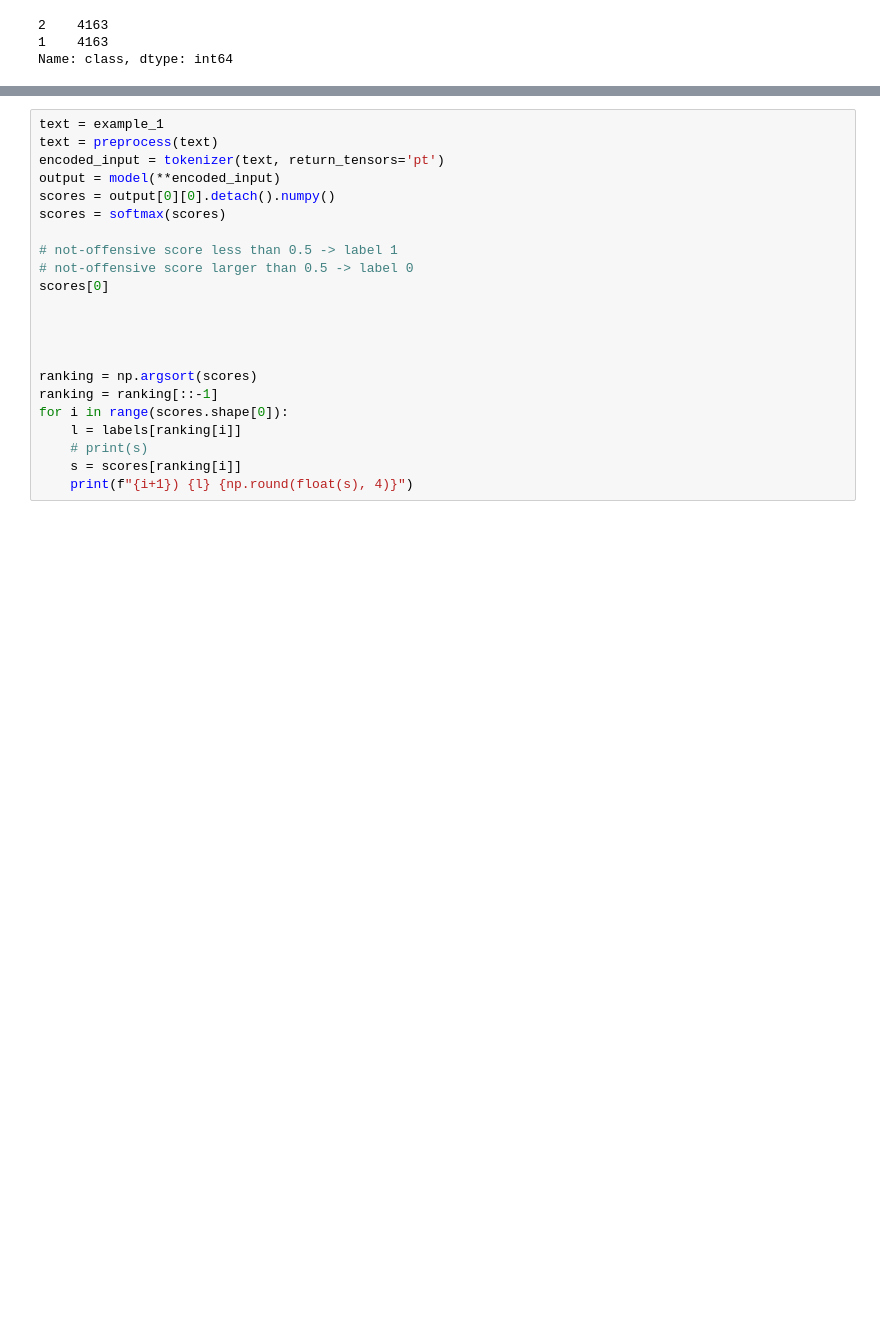
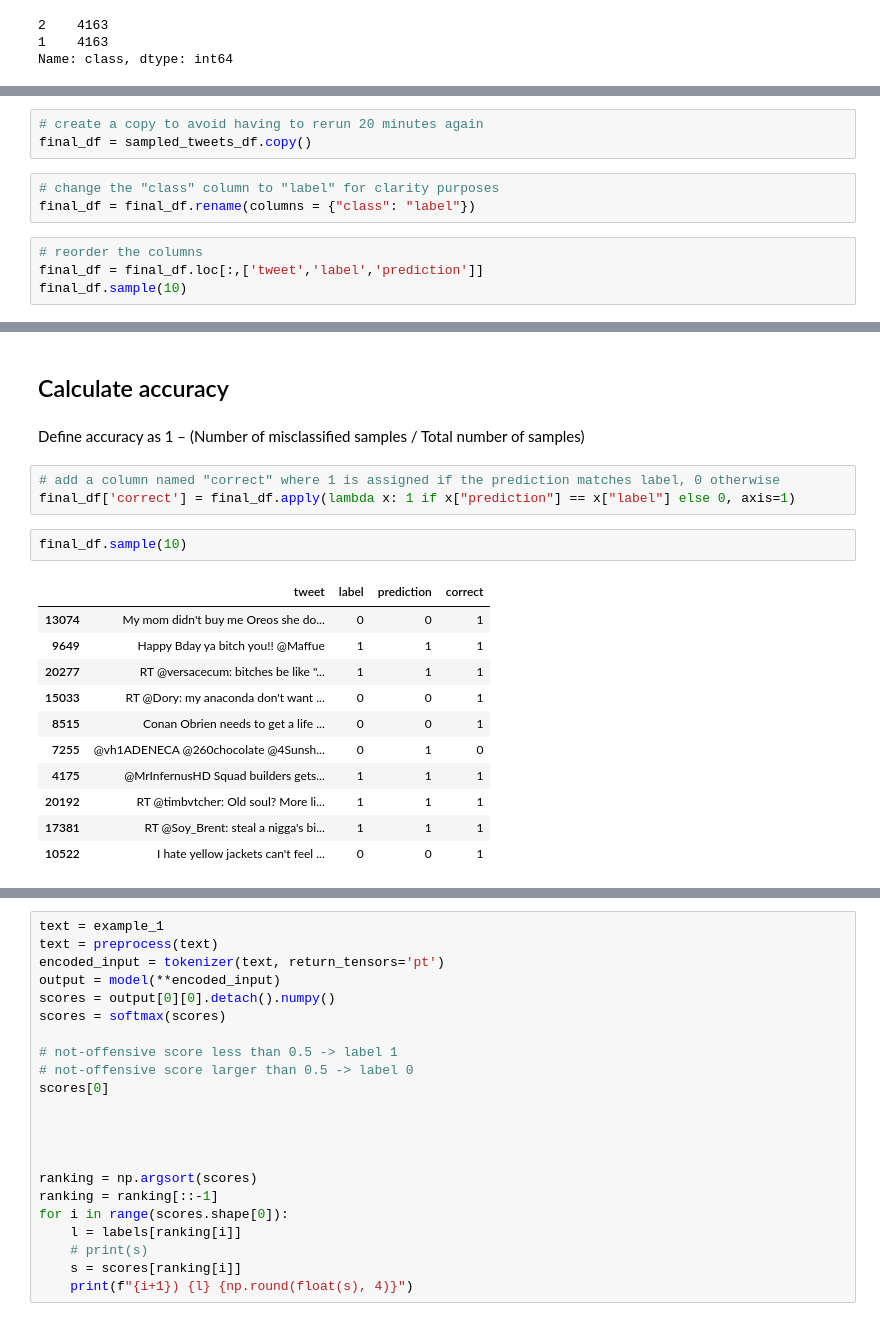
Before and after one commit to ellerywuyn/LEAR-lab, a Jupyter notebook: profanity.ipynb, the cells around one changed output, grey strips where cells are left out. Cells and saved outputs as stored; diff of their text form; blank space fills up the shorter version.

```diff
--- a/profanity.ipynb
+++ b/profanity.ipynb
@@ -146,0 +143,10 @@ Name: class, dtype: int64
+# %%
+# create a copy to avoid having to rerun 20 minutes again
+final_df = sampled_tweets_df.copy()
+# %%
+# change the "class" column to "label" for clarity purposes
+final_df = final_df.rename(columns = {"class": "label"})
+# %%
+# reorder the columns
+final_df = final_df.loc[:,['tweet','label','prediction']]
+final_df.sample(10)
@@ -146,0 +165,21 @@ Name: class, dtype: int64
+# %% [markdown]
+## Calculate accuracy
+# %% [markdown]
+Define accuracy as 1 – (Number of misclassified samples / Total number of samples)
+# %%
+# add a column named "correct" where 1 is assigned if the prediction matches label, 0 otherwise
+final_df['correct'] = final_df.apply(lambda x: 1 if x["prediction"] == x["label"] else 0, axis=1)
+# %%
+final_df.sample(10)
+# %% [output]
+|  | tweet | label | prediction | correct |
+| 13074 | My mom didn't buy me Oreos she do... | 0 | 0 | 1 |
+| 9649 | Happy Bday ya bitch you!! @Maffue | 1 | 1 | 1 |
+| 20277 | RT @versacecum: bitches be like "... | 1 | 1 | 1 |
+| 15033 | RT @Dory: my anaconda don't want ... | 0 | 0 | 1 |
+| 8515 | Conan Obrien needs to get a life ... | 0 | 0 | 1 |
+| 7255 | @vh1ADENECA @260chocolate @4Sunsh... | 0 | 1 | 0 |
+| 4175 | @MrInfernusHD Squad builders gets... | 1 | 1 | 1 |
+| 20192 | RT @timbvtcher: Old soul? More li... | 1 | 1 | 1 |
+| 17381 | RT @Soy_Brent: steal a nigga's bi... | 1 | 1 | 1 |
+| 10522 | I hate yellow jackets can't feel ... | 0 | 0 | 1 |
```
Also changed, not shown: parts of 23 cells of this notebook.
